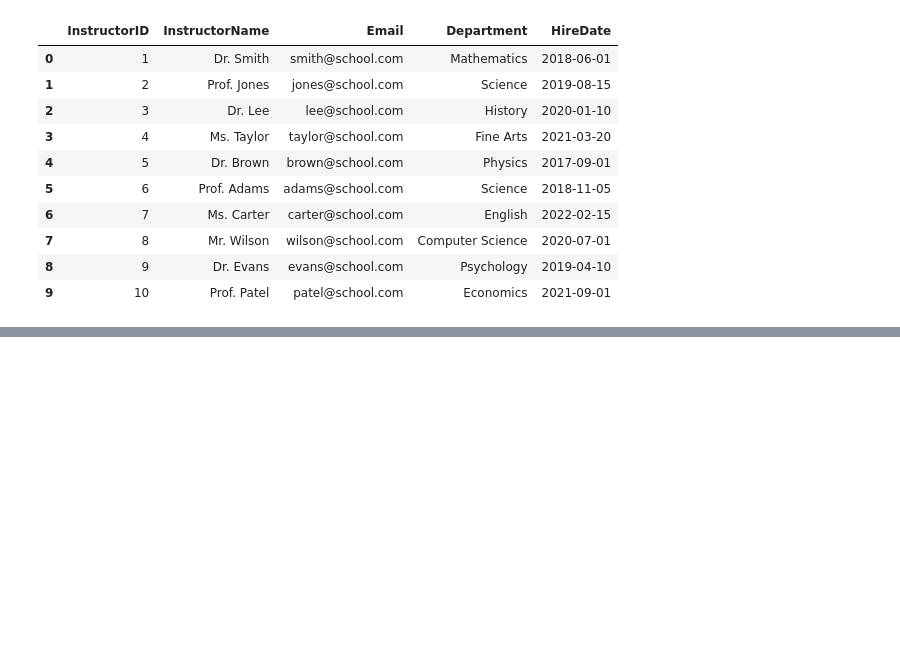
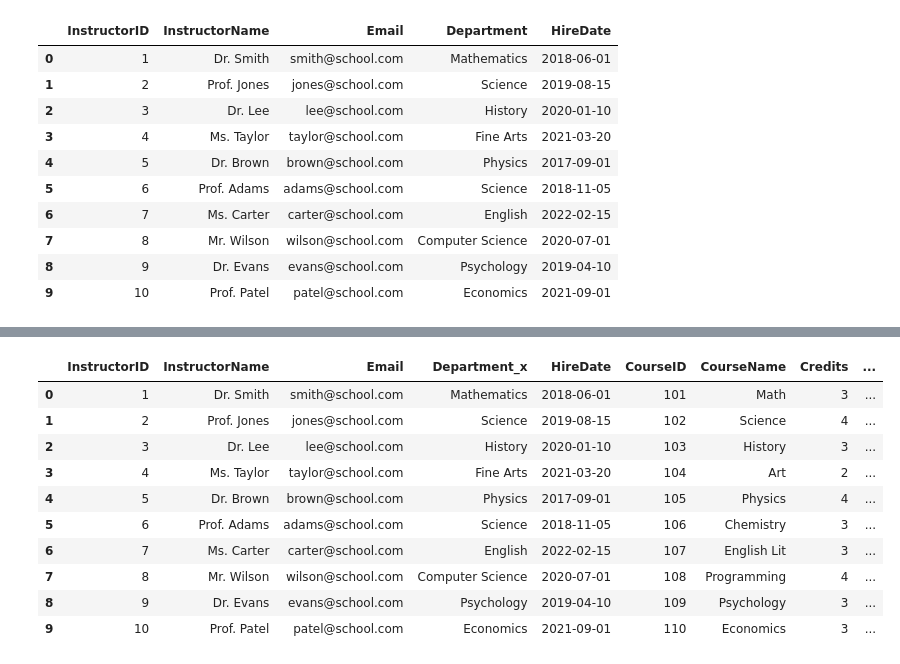
Before and after one commit to elisabethgrasia/data-analysis-with-python-spring-2025, a Jupyter notebook: week-5/fetching_from_sql.ipynb, the cells around one changed output, grey strips where cells are left out. Saved outputs shown, nothing was run; the diff lists cells and outputs as text; code cells hidden in the pictures; blank space fills up the shorter version.

```diff
--- a/week-5/fetching_from_sql.ipynb
+++ b/week-5/fetching_from_sql.ipynb
@@ -112,0 +139,14 @@ instructors
+# %%
+pd.merge(instructors, courses,  how='left', on='InstructorID')
+# %% [output]
+|  | InstructorID | InstructorName | Email | Department_x | HireDate | CourseID | CourseName | Credits | ... |
+| 0 | 1 | Dr. Smith | smith@school.com | Mathematics | 2018-06-01 | 101 | Math | 3 | ... |
+| 1 | 2 | Prof. Jones | jones@school.com | Science | 2019-08-15 | 102 | Science | 4 | ... |
+| 2 | 3 | Dr. Lee | lee@school.com | History | 2020-01-10 | 103 | History | 3 | ... |
+| 3 | 4 | Ms. Taylor | taylor@school.com | Fine Arts | 2021-03-20 | 104 | Art | 2 | ... |
+| 4 | 5 | Dr. Brown | brown@school.com | Physics | 2017-09-01 | 105 | Physics | 4 | ... |
+| 5 | 6 | Prof. Adams | adams@school.com | Science | 2018-11-05 | 106 | Chemistry | 3 | ... |
+| 6 | 7 | Ms. Carter | carter@school.com | English | 2022-02-15 | 107 | English Lit | 3 | ... |
+| 7 | 8 | Mr. Wilson | wilson@school.com | Computer Science | 2020-07-01 | 108 | Programming | 4 | ... |
+| 8 | 9 | Dr. Evans | evans@school.com | Psychology | 2019-04-10 | 109 | Psychology | 3 | ... |
+| 9 | 10 | Prof. Patel | patel@school.com | Economics | 2021-09-01 | 110 | Economics | 3 | ... |
```
Also changed, not shown: parts of 4 cells of this notebook, 5 other files.
